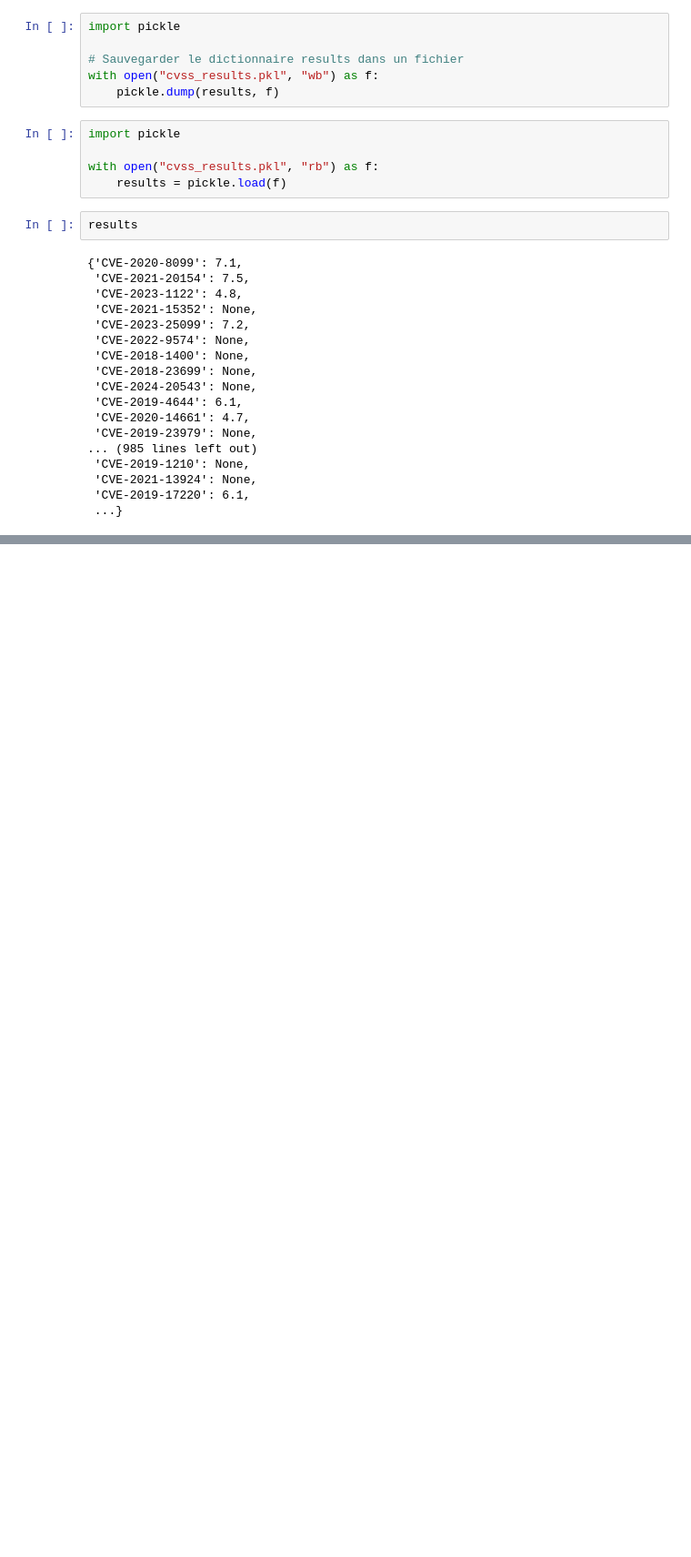
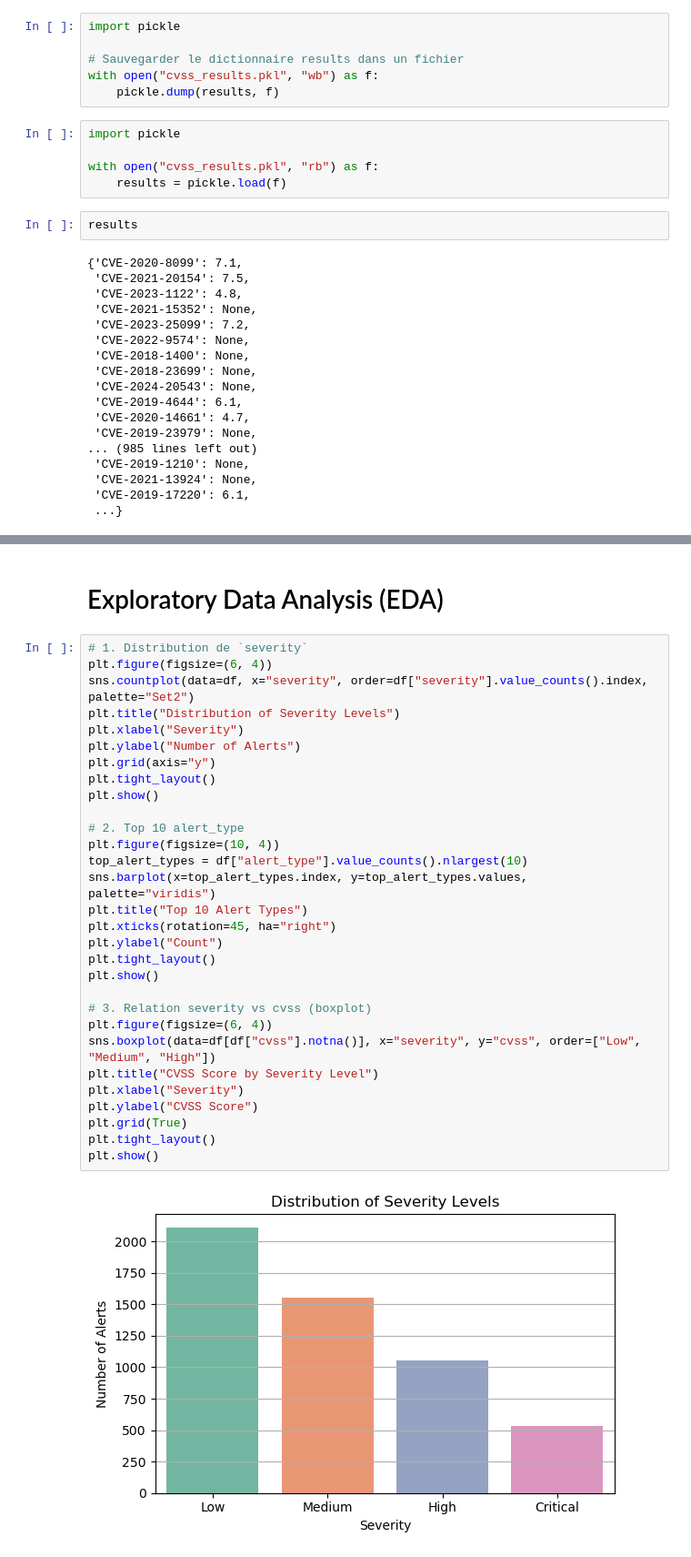
Before and after one commit to anasselbasra/End-to-End-Modeling-of-Cybersecurity-Alerts, a Jupyter notebook: body.ipynb, the cells around one changed output, grey strips where cells are left out. Shown at 91% size. Cells and saved outputs as stored; diff of their text form; blank space fills up the shorter version.

```diff
--- a/body.ipynb
+++ b/body.ipynb
@@ -494,0 +508,34 @@ df[["cvss", "cvss_source"]] = df.apply(cvss_score_and_source, axis=1)
+# %% [markdown]
+# Exploratory Data Analysis (EDA)
+# %%
+# 1. Distribution de `severity`
+plt.figure(figsize=(6, 4))
+sns.countplot(data=df, x="severity", order=df["severity"].value_counts().index, palette="Set2")
+plt.title("Distribution of Severity Levels")
+plt.xlabel("Severity")
+plt.ylabel("Number of Alerts")
+plt.grid(axis="y")
+plt.tight_layout()
+plt.show()
+
+# 2. Top 10 alert_type
+plt.figure(figsize=(10, 4))
+top_alert_types = df["alert_type"].value_counts().nlargest(10)
+sns.barplot(x=top_alert_types.index, y=top_alert_types.values, palette="viridis")
+plt.title("Top 10 Alert Types")
+plt.xticks(rotation=45, ha="right")
+plt.ylabel("Count")
+plt.tight_layout()
+plt.show()
+
+# 3. Relation severity vs cvss (boxplot)
+plt.figure(figsize=(6, 4))
+sns.boxplot(data=df[df["cvss"].notna()], x="severity", y="cvss", order=["Low", "Medium", "High"])
+plt.title("CVSS Score by Severity Level")
+plt.xlabel("Severity")
+plt.ylabel("CVSS Score")
+plt.grid(True)
+plt.tight_layout()
+plt.show()
+# %% [output]
+[figure, added]
```
Also changed, not shown: parts of 36 cells of this notebook.
